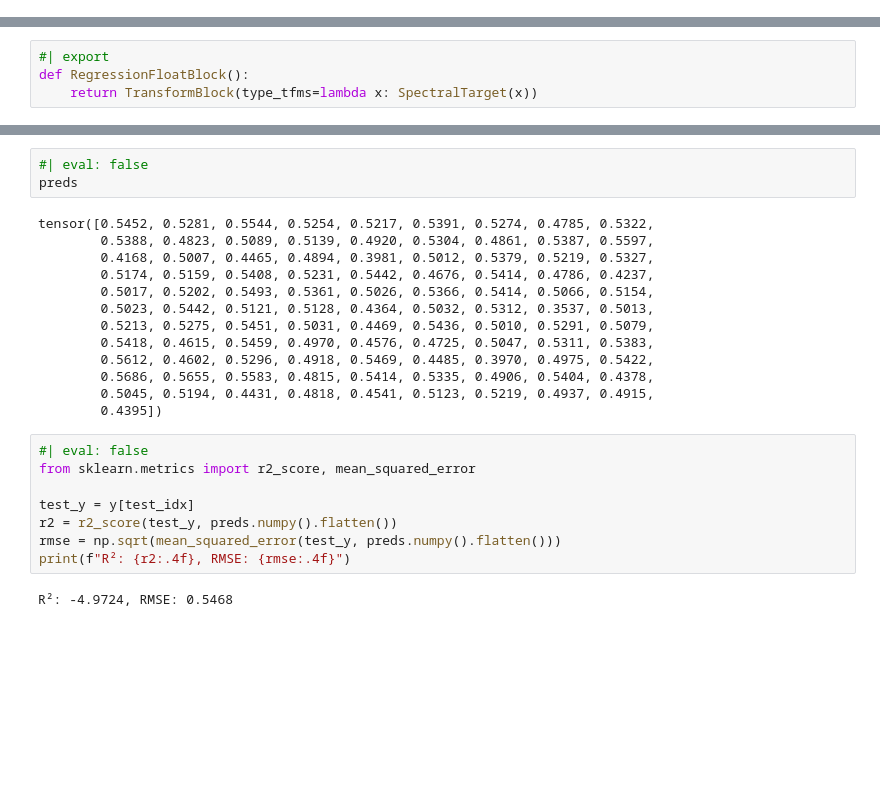
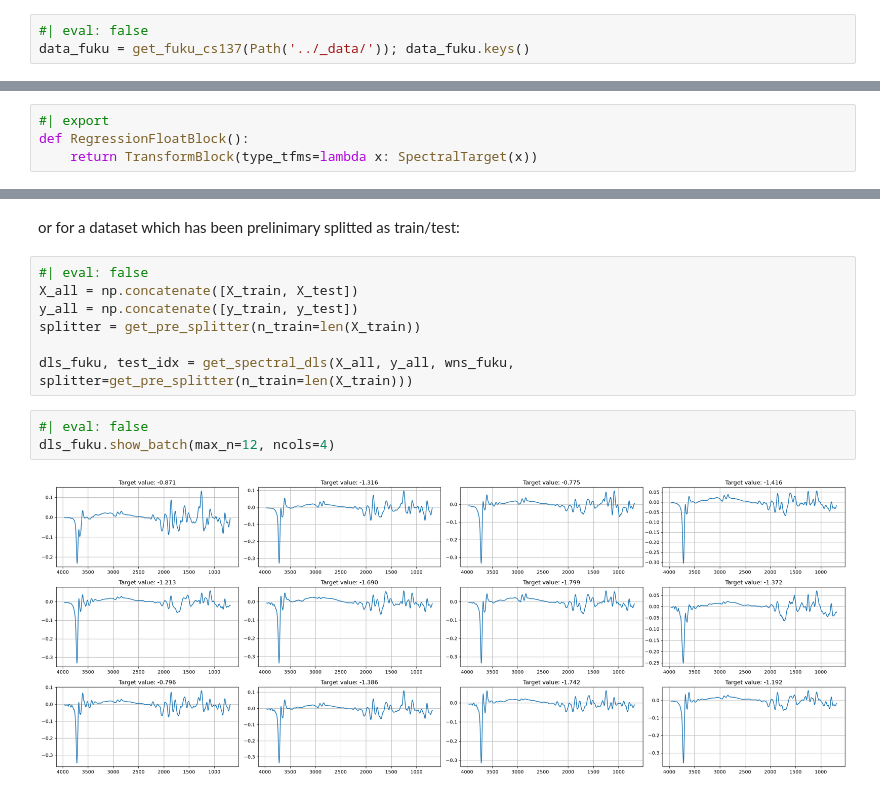
Before and after one commit to franckalbinet/soilspecdl, a Jupyter notebook: nbs/01_dataloader.ipynb, the cells around one changed output, grey strips where cells are left out. Drawn from its saved outputs; the diff is of its cells as text; blank space fills up the shorter version.

Commit message:
add splitter when train/test sets already exist + fukushima example - in progress

```diff
--- a/nbs/01_dataloader.ipynb
+++ b/nbs/01_dataloader.ipynb
@@ -41,0 +61,3 @@ X.shape, y.shape, wns[:5]
+# %%
+#| eval: false
+data_fuku = get_fuku_cs137(Path('../_data/')); data_fuku.keys()
@@ -204,26 +256,14 @@ TypeError: __repr__ returned non-string (type NoneType)
-# %%
-#| eval: false
-preds
-# %% [output]
-tensor([0.5452, 0.5281, 0.5544, 0.5254, 0.5217, 0.5391, 0.5274, 0.4785, 0.5322,
-        0.5388, 0.4823, 0.5089, 0.5139, 0.4920, 0.5304, 0.4861, 0.5387, 0.5597,
-        0.4168, 0.5007, 0.4465, 0.4894, 0.3981, 0.5012, 0.5379, 0.5219, 0.5327,
-        0.5174, 0.5159, 0.5408, 0.5231, 0.5442, 0.4676, 0.5414, 0.4786, 0.4237,
-        0.5017, 0.5202, 0.5493, 0.5361, 0.5026, 0.5366, 0.5414, 0.5066, 0.5154,
-        0.5023, 0.5442, 0.5121, 0.5128, 0.4364, 0.5032, 0.5312, 0.3537, 0.5013,
-        0.5213, 0.5275, 0.5451, 0.5031, 0.4469, 0.5436, 0.5010, 0.5291, 0.5079,
-        0.5418, 0.4615, 0.5459, 0.4970, 0.4576, 0.4725, 0.5047, 0.5311, 0.5383,
-        0.5612, 0.4602, 0.5296, 0.4918, 0.5469, 0.4485, 0.3970, 0.4975, 0.5422,
-        0.5686, 0.5655, 0.5583, 0.4815, 0.5414, 0.5335, 0.4906, 0.5404, 0.4378,
-        0.5045, 0.5194, 0.4431, 0.4818, 0.4541, 0.5123, 0.5219, 0.4937, 0.4915,
-        0.4395])
-# %%
-#| eval: false
-from sklearn.metrics import r2_score, mean_squared_error
-
-test_y = y[test_idx]
-r2 = r2_score(test_y, preds.numpy().flatten())
-rmse = np.sqrt(mean_squared_error(test_y, preds.numpy().flatten()))
-print(f"R²: {r2:.4f}, RMSE: {rmse:.4f}")
-# %% [output]
-R²: -4.9724, RMSE: 0.5468
+# %% [markdown]
+or for a dataset which has been prelinimary splitted as train/test:
+# %%
+#| eval: false
+X_all = np.concatenate([X_train, X_test])
+y_all = np.concatenate([y_train, y_test])
+splitter = get_pre_splitter(n_train=len(X_train))
+
+dls_fuku, test_idx = get_spectral_dls(X_all, y_all, wns_fuku, splitter=get_pre_splitter(n_train=len(X_train)))
+# %%
+#| eval: false
+dls_fuku.show_batch(max_n=12, ncols=4)
+# %% [output]
+[figure, added]
```
Also changed, not shown: parts of 25 cells of this notebook, 8 other files.
